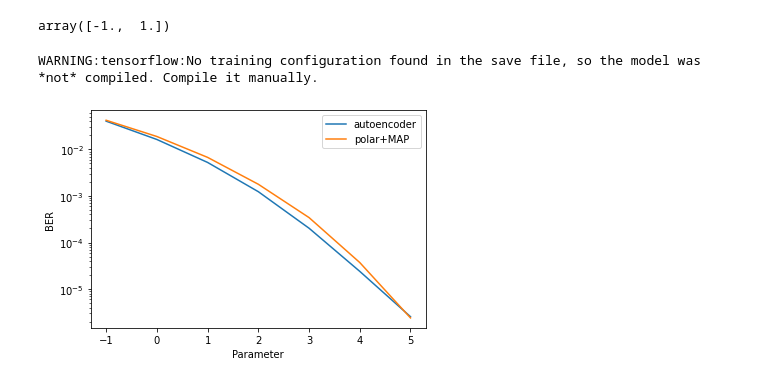
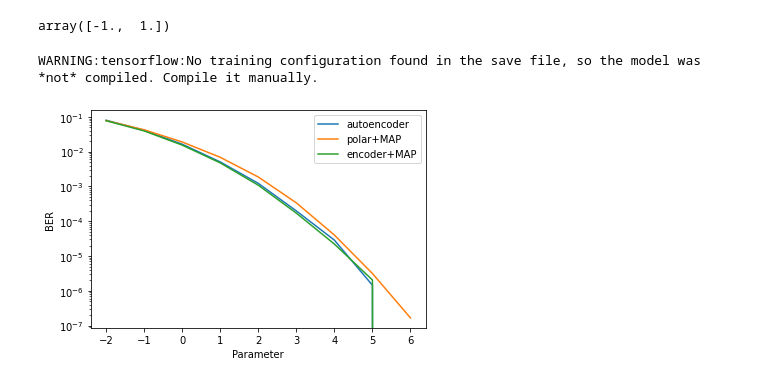
Before and after one commit to remzawi/deep_fec, a Jupyter notebook: AWGNOHAutoencoder_Plots.ipynb, the cells around one changed output. Drawn from its saved outputs; the diff is of its cells as text; code cells hidden in the pictures.

Commit message:
New figure AWGN

```diff
--- a/AWGNOHAutoencoder_Plots.ipynb
+++ b/AWGNOHAutoencoder_Plots.ipynb
@@ -86,17 +86,16 @@ array([-1.,  1.])
 # %%
 from tensorflow.keras.models import load_model
 
-encoder1,decoder1=load_model('AWGNOHEncoder_3_test.h5',custom_objects={'AWGN':AWGN}),load_model('AWGNOHDecoder_3_test.h5',custom_objects={'AWGN':AWGN},compile=False)
 encoder1,decoder1=load_model('AWGNOHEncoder_3_test.h5',custom_objects={'AWGN':AWGN}),load_model('AWGNOHDecoder_3_test.h5',custom_objects={'AWGN':AWGN},compile=False)
 
 
 encoder_list,decoder_list=[encoder1],[decoder1]
 #encoder_list,decoder_list=[encoder1,encoder2],[decoder1,decoder2]
-multBER(encoder_list,decoder_list,'AWGN',[-1,0,1,2,3,4,5],do_polar_MAP=True,enc_MAP_ind=[],
+multBER(encoder_list,decoder_list,'AWGN',[-2,-1,0,1,2,3,4,5,6],do_polar_MAP=True,enc_MAP_ind=[0],
         save_params=False,params_name=['AWGNparams.npy'],
         save_ber=False,ber_name=['AWGNber_05.npy','AWGNber_1.npy','AWGNber_2.npy','AWGNber_polarmap.npy','AWGNber_05_map.npy','AWGNber_1_map.npy','AWGNber_2_map.npy'],
-        plot_ber=True,points_per_value=2*[200000,200000,400000,400000,1500000,2000000,2500000],plot_legend=['autoencoder','polar+MAP'],
-        save_fig=False,fig_name='AWGNPlots.pdf')
+        plot_ber=True,points_per_value=2*[100000,200000,200000,400000,400000,1500000,2000000,2500000,3000000],plot_legend=['autoencoder','polar+MAP','encoder+MAP'],
+        save_fig=True,fig_name='AWGNAEvsPolar.pdf')
 # %% [output]
 WARNING:tensorflow:No training configuration found in the save file, so the model was *not* compiled. Compile it manually.
-[figure, old version]
+[figure, new version]
```
Also changed, not shown: 1 other file.
